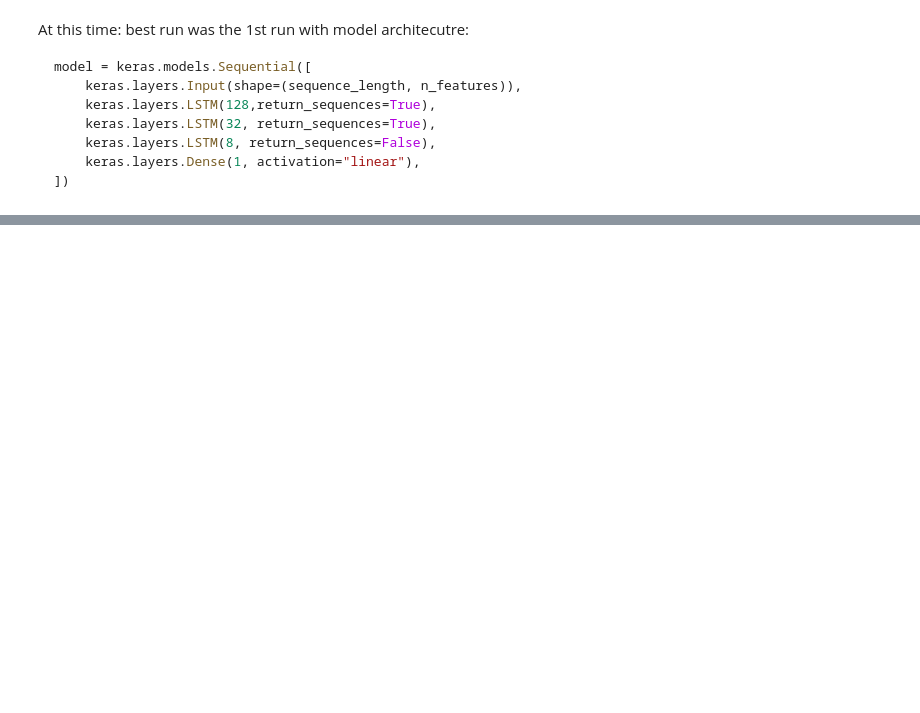
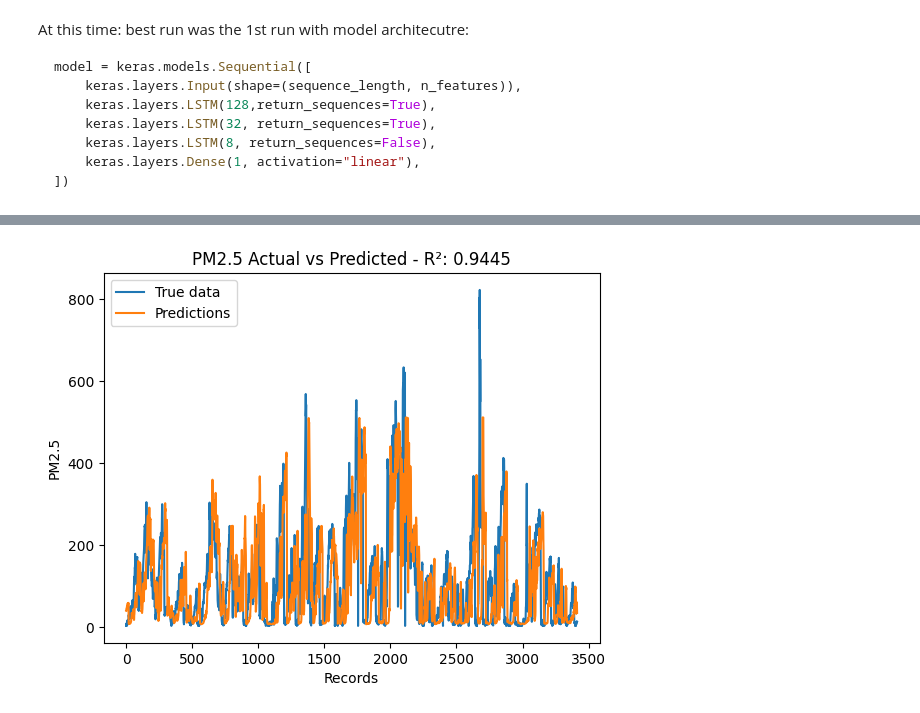
Before and after one commit to jancewicz/PJATK---Artificial-Intelligence-Postgraduate-Studies-, a Jupyter notebook: keras/pawel_jancewicz_pr8_2026/air_polution/air_polution.ipynb, the cells around one changed output, grey strips where cells are left out. Saved outputs shown, nothing was run; the diff lists cells and outputs as text; code cells hidden in the pictures; blank space fills up the shorter version.

```diff
--- a/keras/pawel_jancewicz_pr8_2026/air_polution/air_polution.ipynb
+++ b/keras/pawel_jancewicz_pr8_2026/air_polution/air_polution.ipynb
@@ -294,7 +291,8 @@ model = keras.models.Sequential([
     keras.layers.Dense(1, activation="linear"),
 ])
 
-opt = keras.optimizers.Adam(learning_rate=1e-3)
+lr = 1e-3
+opt = keras.optimizers.RMSprop(learning_rate=lr)
 
 model.compile(optimizer=opt, loss='mse', metrics=['r2_score'])
 model.summary()
@@ -325,12 +323,6 @@ Model: "sequential"
 # %%
 # Zadanie 6
 n_epochs = 50
-
-class RAMMonitor(tf.keras.callbacks.Callback):
-    def on_epoch_end(self, epoch, logs=None):
-        proc = psutil.Process(os.getpid())
-        mb = proc.memory_info().rss / 1024**2
-        print(f"  RAM used: {mb:.1f} MB")
 
 fit = model.fit(
     gen_train,
@@ -338,6 +330,5 @@ fit = model.fit(
     epochs=n_epochs,
     callbacks=[
         keras.callbacks.EarlyStopping(monitor='val_loss', patience=10, restore_best_weights=True),
-        RAMMonitor()
         ]
     )
@@ -422,0 +448,27 @@ model = keras.models.Sequential([
+# %%
+train_mse, train_r2 = model.evaluate(gen_train)
+test_mse, test_r2 = model.evaluate(gen_test)
+
+print(f"Train Evaluation: MSE: {train_mse}  R2: {train_r2}")
+print(f"Test Evaluation: MSE: {test_mse}  R2: {test_r2}")
+
+train_preds = model.predict(gen_train)
+test_preds = model.predict(gen_test)
+
+train_preds = target_scaler.inverse_transform(train_preds)
+test_preds = target_scaler.inverse_transform(test_preds)
+
+inversed_y_train = target_scaler.inverse_transform(y_train_scaled)
+inversed_y_test = target_scaler.inverse_transform(y_test_scaled)
+
+mse_score_train = mean_squared_error(y_true=inversed_y_train[sequence_length-1:], y_pred=train_preds)
+mse_score_test = mean_squared_error(y_true=inversed_y_test[sequence_length-1:], y_pred=test_preds)
+
+r2_score_train = r2_score(y_true=inversed_y_train[sequence_length-1:], y_pred=train_preds)
+r2_score_test = r2_score(y_true=inversed_y_test[sequence_length-1:], y_pred=test_preds)
+
+
+print(f"Computed metrics MSE: train {mse_score_train}  test {mse_score_test}")
+print(f"RMSE train: {np.sqrt(mse_score_train)}  test: {np.sqrt(mse_score_test)}")
+
+print(f"Computed metrics R2: train {r2_score_train}  test {r2_score_test}")
@@ -422,0 +485,10 @@ model = keras.models.Sequential([
+# %%
+plt.plot(inversed_y_test[sequence_length-1:], label='True data')
+plt.plot(test_preds, label='Predictions')
+plt.xlabel("Records")
+plt.ylabel('PM2.5')
+plt.title(f"PM2.5 Actual vs Predicted - R²: {test_r2:.4f}")
+plt.legend()
+plt.show()
+# %% [output]
+[figure, added]
```
Also changed, not shown: parts of 11 cells of this notebook.
